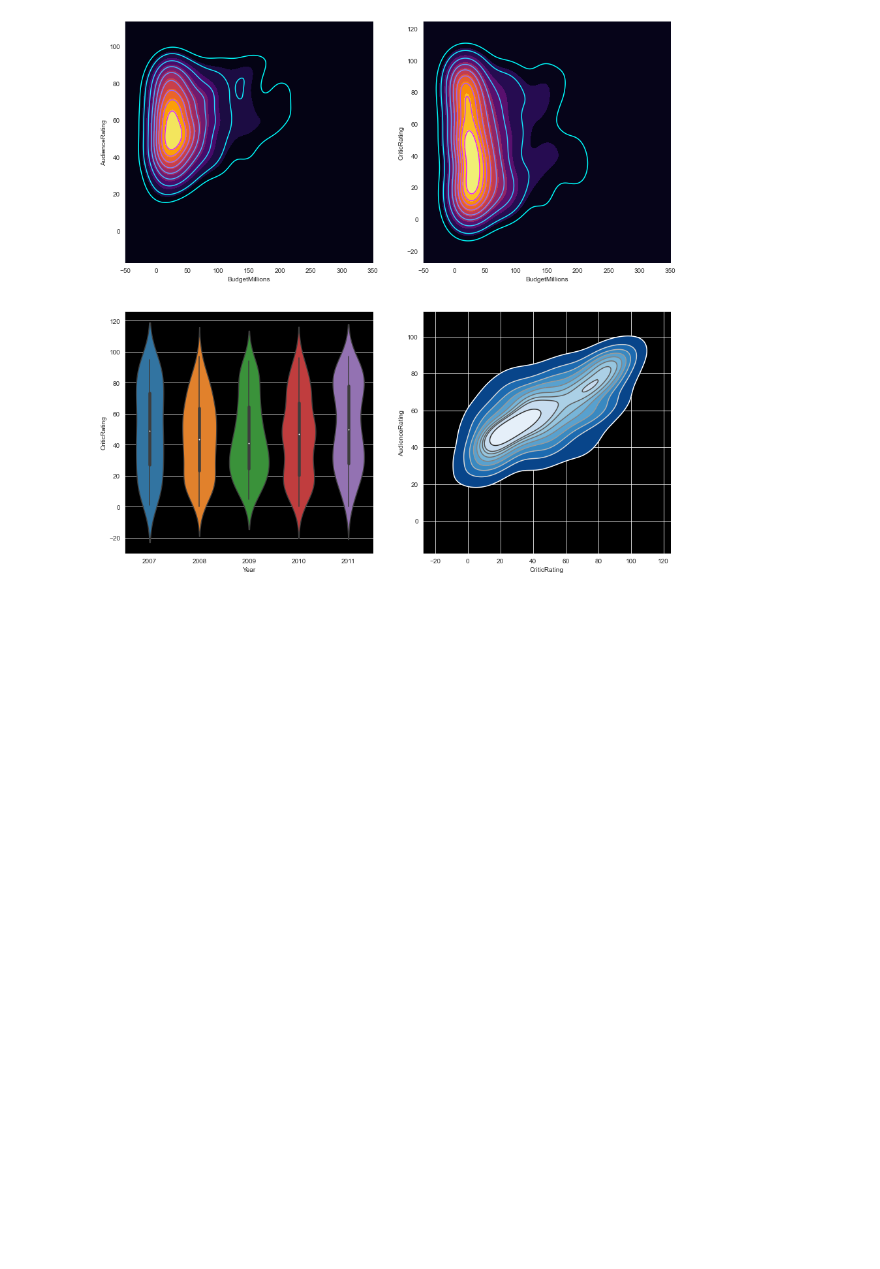
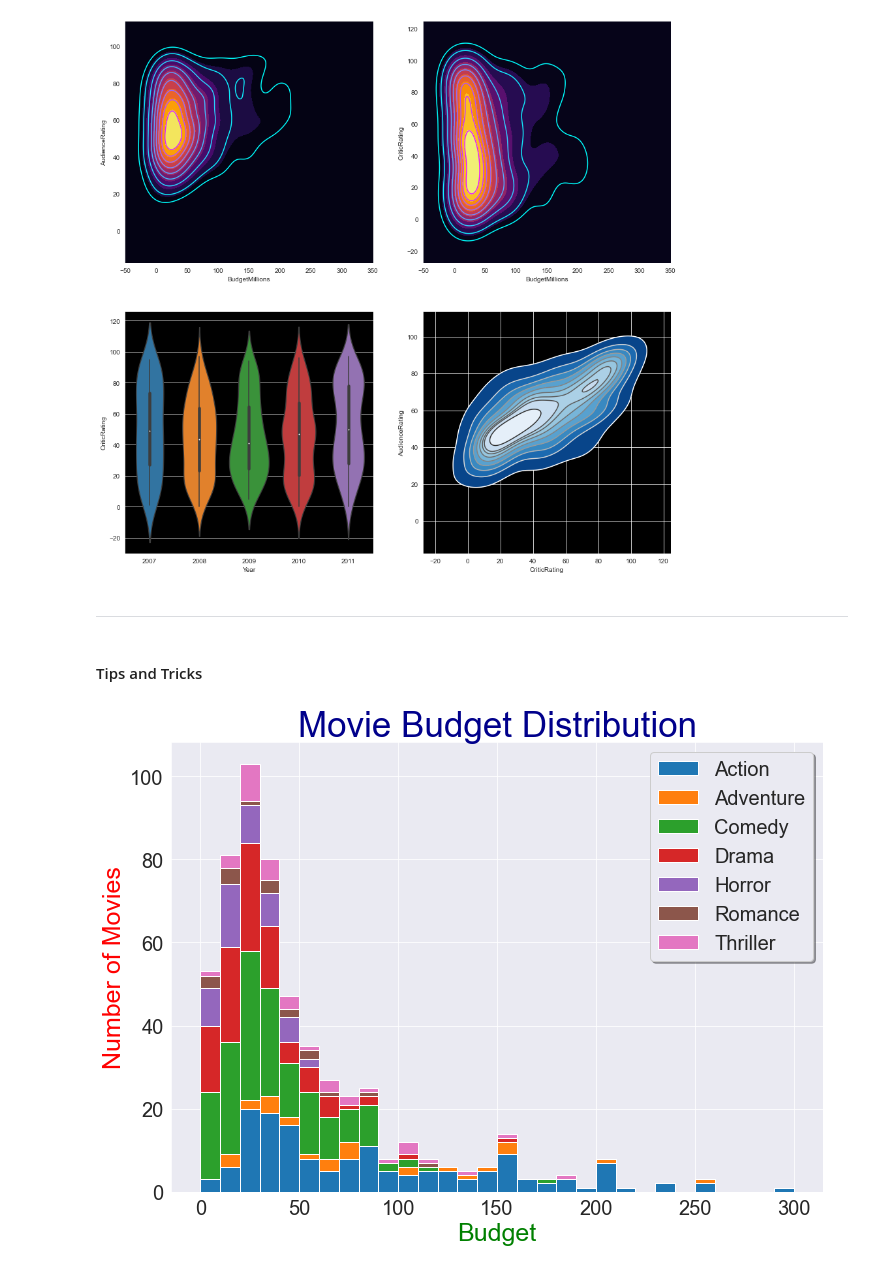
Before and after one commit to Lampent/Python-A-Z-Python-For-Data-Sceince, a Jupyter notebook: fifth-section.ipynb, the cells around one changed output. Saved outputs shown, nothing was run; the diff lists cells and outputs as text; code cells hidden in the pictures; blank space fills up the shorter version.

```diff
--- a/fifth-section.ipynb
+++ b/fifth-section.ipynb
@@ -313,3 +313,32 @@ k4b = sns.kdeplot(movies.CriticRating, movies.AudienceRating, cmap='gist_gray_r'
 # axes[1,1].hist(movies.BudgetMillions)
 # %% [output]
 [figure]
+# %% [markdown]
+---
+# %% [markdown]
+#### Tips and Tricks
+# %%
+from matplotlib import pyplot as plt
+import seaborn as sns
+%matplotlib inline
+import warnings
+warnings.filterwarnings('ignore')
+sns.set_style("darkgrid") ## adding styles
+# %%
+### Ploting all Genre using for-loop
+list1 = list()
+for gen in movies.Genre.cat.categories:
+    list1.append(movies[movies.Genre == gen].BudgetMillions)
+
+fig, ax = plt.subplots()
+fig.set_size_inches(11.7, 8.27)
+plt.hist(list1, bins=30, stacked=True, rwidth=1, label=movies.Genre.cat.categories.to_list())
+plt.title("Movie Budget Distribution", color="DarkBlue", fontsize=35)
+plt.ylabel("Number of Movies", fontsize=25, color="Red")
+plt.xlabel("Budget", fontsize=25, color="Green")
+plt.yticks(fontsize=20)
+plt.xticks(fontsize=20)
+plt.legend(prop={'size': 20}, frameon=True, fancybox=True, shadow=True, framealpha=1)
+plt.show()
+# %% [output]
+[figure, added]
```
